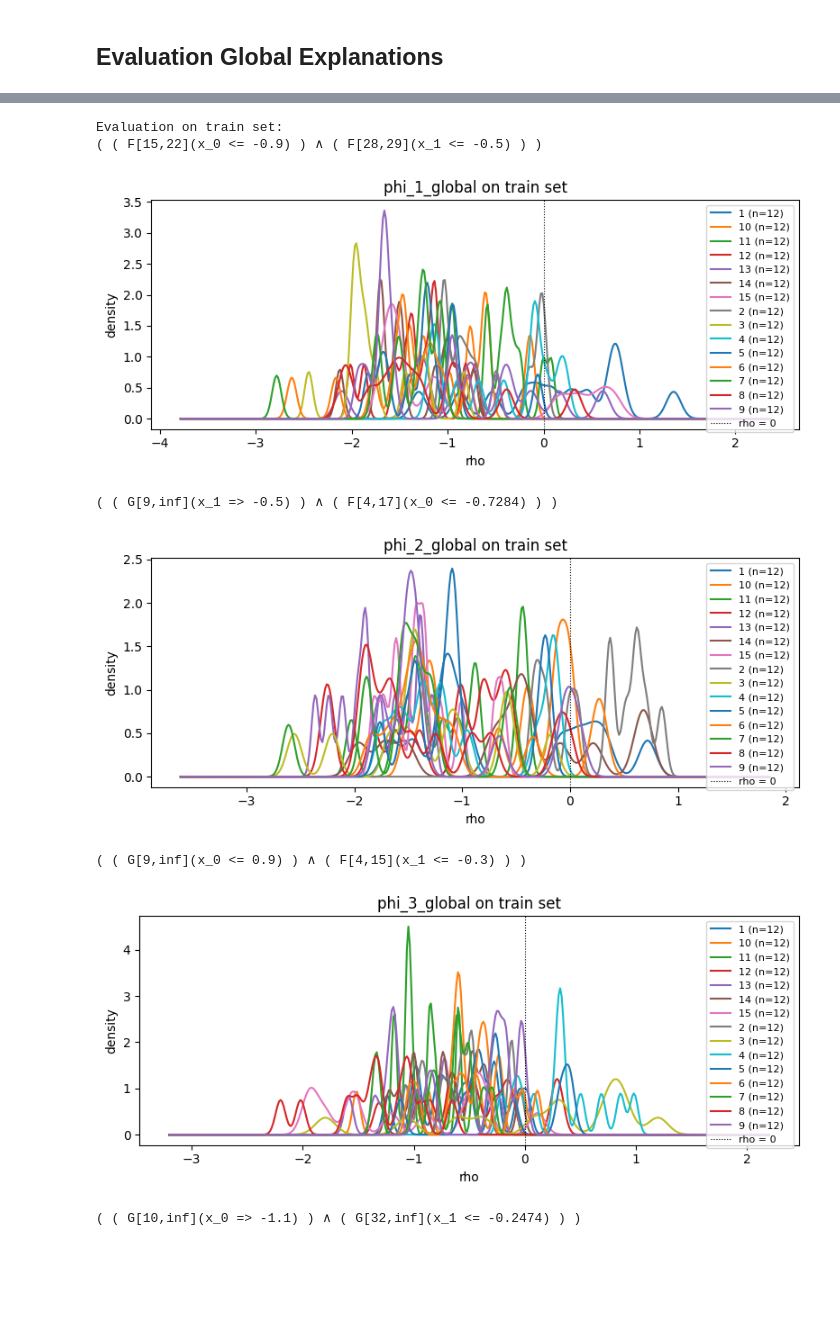
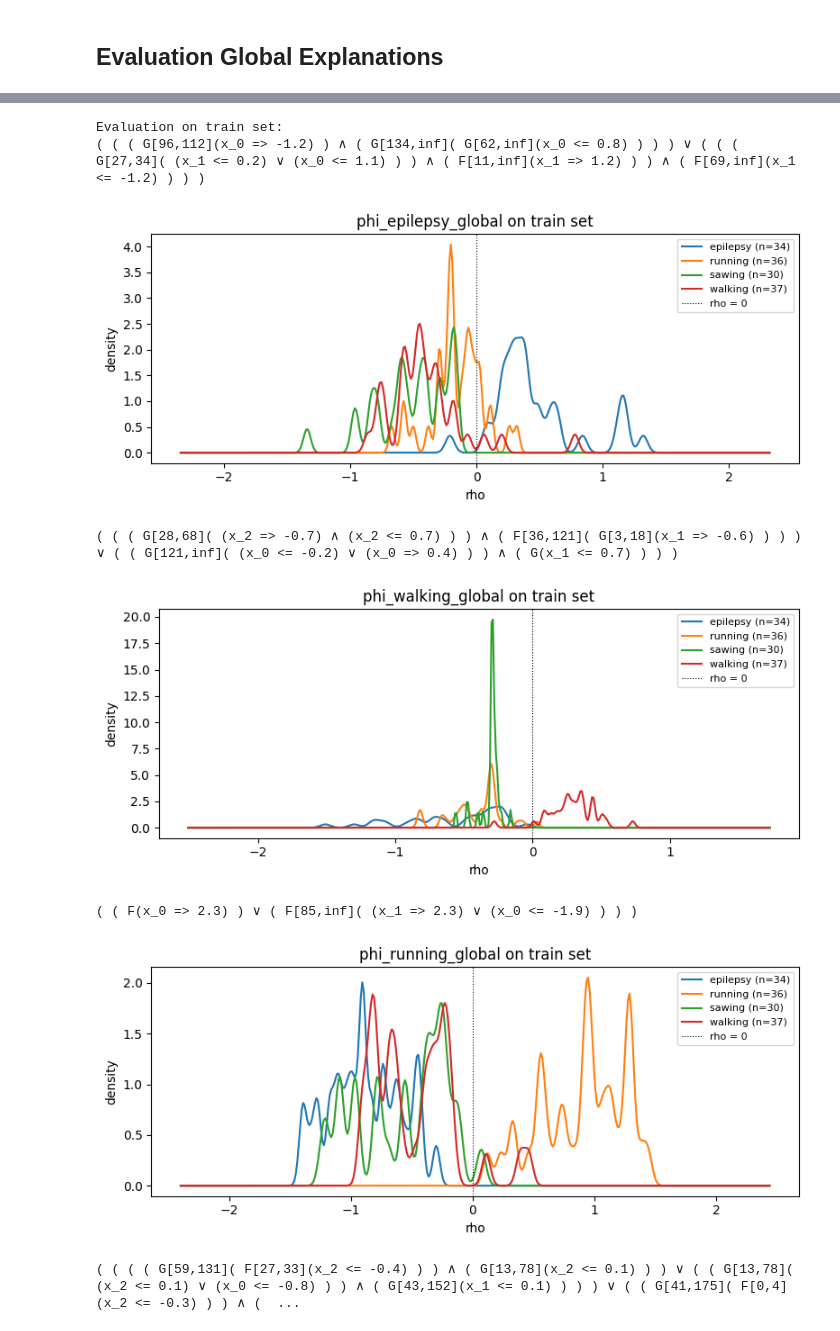
Before and after one commit to adellasiega/STLRocket, a Jupyter notebook: local_experiments/notebook.ipynb, the cells around one changed output, grey strips where cells are left out. Drawn from its saved outputs; the diff is of its cells as text; code cells hidden in the pictures; blank space fills up the shorter version.

```diff
--- a/local_experiments/notebook.ipynb
+++ b/local_experiments/notebook.ipynb
@@ -475,2 +189,12 @@ def build_global_explanations(locals_per_class, TS_tr, y_tr, agreement, min_gain
 # %%
-global_per_class = build_global_explanations(locals_per_class, TS_tr, y_tr, 1.00, 0.5)
+global_per_class, locals_per_class_test, n_unique_per_class = build_global_explanations(
+    X_te_feats, X_te_raw, X_tr_feats, X_tr_raw, W, b, model, formulas, y_tr,
+    pool_size=config.pool_size,
+    precision_threshold=config.precision_threshold,
+    simplify_agreement=config.simplify_agreement,
+    simplify_min_gain=config.simplify_min_gain,
+    simplify_decimals=config.simplify_decimals,
+)
+
+for cls, phi in global_per_class.items():
+    print(f"{cls!s:<6} (n_unique_locals={n_unique_per_class[cls]}): {phi}")
@@ -597,12 +240,0 @@ def round_thresholds(phi, TS, decimals, agreement):
-# %%
-for cls in global_per_class:
-    phi = global_per_class[cls]
-    phi = simplify_data_aware(phi, TS_tr, agreement=0.98)
-    phi = round_thresholds(phi, TS_tr, decimals=1, agreement=0.98)
-    global_per_class[cls] = phi
-
-print("Evaluation on train set:")
-evaluate_global(global_per_class, TS_tr, y_tr)
-
-print("\nEvaluation on test set:")
-evaluate_global(global_per_class, TS_te, y_te)
@@ -626,0 +241,15 @@ class          coverage    FP rate
+# %%
+for a, b in zip(global_per_class.items(), global_per_class_tuned.items()):
+    cls = a[0]
+    phi_global = a[1]
+    phi_global_tuned = b[1]
+    print(phi_global)
+    plot_robustness_kde(
+        phi_global, X_tr_raw, y_tr, classes, cls,
+        title=f"phi_{cls}_global on train set",
+    )
+    print(phi_global_tuned)
+    plot_robustness_kde(
+        phi_global_tuned, X_tr_raw, y_tr, classes, cls,
+        title=f"phi_{cls}_global_tuned on train set",
+    )
@@ -627,25 +258,25 @@ class          coverage    FP rate
 # %%
 print("Evaluation on train set:")
 for cls, phi_global in global_per_class.items():
     print(phi_global)
     plot_robustness_kde(
-        phi_global, TS_tr, y_tr, classes, cls,
+        phi_global, X_tr_raw, y_tr, classes, cls,
         title=f"phi_{cls}_global on train set",
     )
 
 print("\nEvaluation on test set:")
 for cls, phi_global in global_per_class.items():
     print(phi_global)
     plot_robustness_kde(
-        phi_global, TS_te, y_te, classes, cls,
+        phi_global, X_te_raw, y_te, classes, cls,
         title=f"phi_{cls}_global on test set",
     )
 # %% [output]
 Evaluation on train set:
-( ( F[15,22](x_0 <= -0.9) ) ∧ ( F[28,29](x_1 <= -0.5) ) )
+( ( ( G[96,112](x_0 => -1.2) ) ∧ ( G[134,inf]( G[62,inf](x_0 <= 0.8) ) ) ) ∨ ( ( ( G[27,34]( (x_1 <= 0.2) ∨ (x_0 <= 1.1) ) ) ∧ ( F[11,inf](x_1 => 1.2) ) ) ∧ ( F[69,inf](x_1 <= -1.2) ) ) )
-[figure, old version]
+[figure, new version]
-( ( G[9,inf](x_1 => -0.5) ) ∧ ( F[4,17](x_0 <= -0.7284) ) )
+( ( ( G[28,68]( (x_2 => -0.7) ∧ (x_2 <= 0.7) ) ) ∧ ( F[36,121]( G[3,18](x_1 => -0.6) ) ) ) ∨ ( ( G[121,inf]( (x_0 <= -0.2) ∨ (x_0 => 0.4) ) ) ∧ ( G(x_1 <= 0.7) ) ) )
-[figure, old version]
+[figure, new version]
-( ( G[9,inf](x_0 <= 0.9) ) ∧ ( F[4,15](x_1 <= -0.3) ) )
+( ( F(x_0 => 2.3) ) ∨ ( F[85,inf]( (x_1 => 2.3) ∨ (x_0 <= -1.9) ) ) )
-[figure, old version]
+[figure, new version]
-( ( G[10,inf](x_0 => -1.1) ) ∧ ( G[32,inf](x_1 <= -0.2474) ) )
+( ( ( ( G[59,131]( F[27,33](x_2 <= -0.4) ) ) ∧ ( G[13,78](x_2 <= 0.1) ) ) ∨ ( ( G[13,78]( (x_2 <= 0.1) ∨ (x_0 <= -0.8) ) ) ∧ ( G[43,152](x_1 <= 0.1) ) ) ) ∨ ( ( G[41,175]( F[0,4](x_2 <= -0.3) ) ) ∧ (  ...
```
Also changed, not shown: parts of 18 cells of this notebook, 21 other files.
